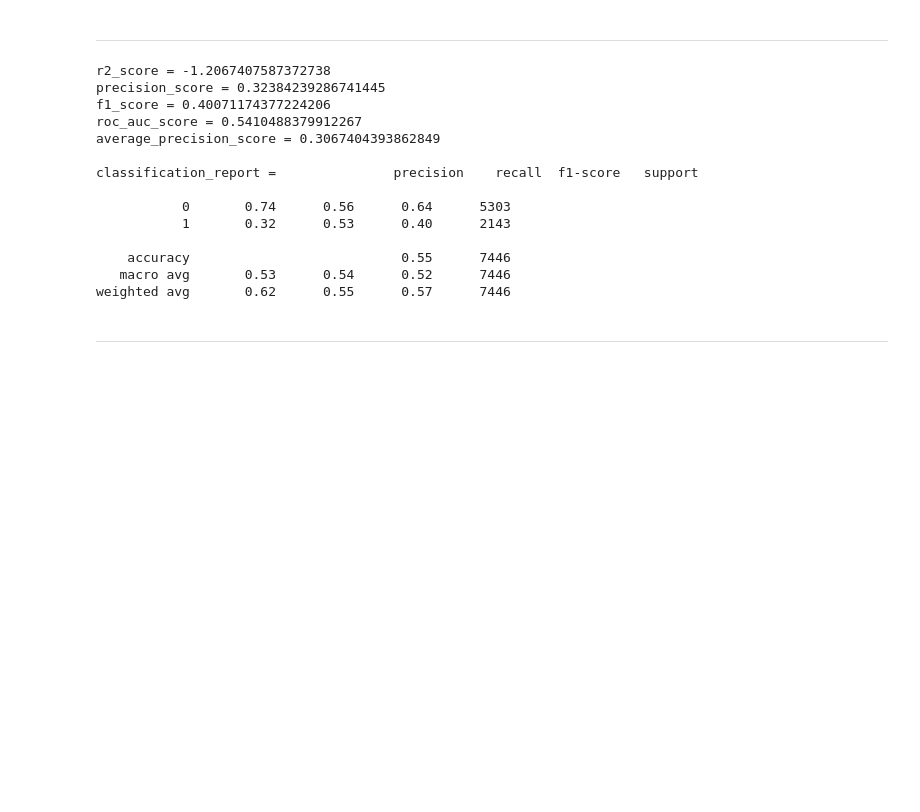
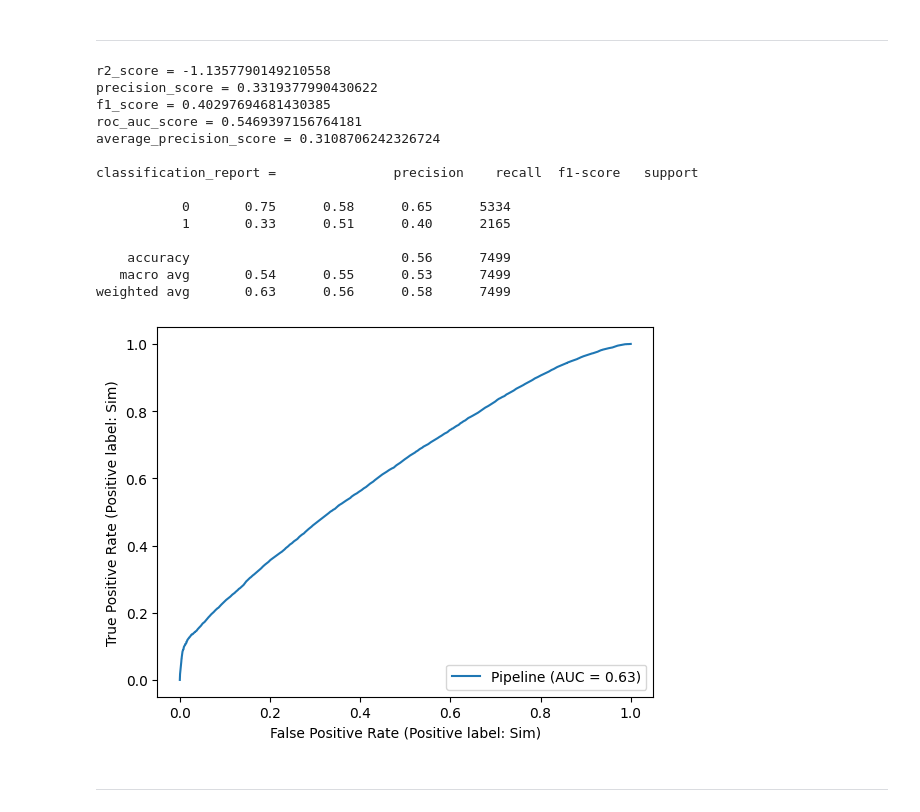
Before and after one commit to pehls/gp27_techchallenge_3, a Jupyter notebook: notebooks/003_gtrp_feature_importance.ipynb, the cells around one changed output. Cells and saved outputs as stored; diff of their text form; code cells hidden in the pictures; blank space fills up the shorter version.

```diff
--- a/notebooks/003_gtrp_feature_importance.ipynb
+++ b/notebooks/003_gtrp_feature_importance.ipynb
@@ -231,7 +214,10 @@ from sklearn.inspection import permutation_importance
 from sklearn.preprocessing import OneHotEncoder
 from imblearn.pipeline import Pipeline
 from imblearn.under_sampling import RandomUnderSampler
+from sklearn.model_selection import train_test_split
+from sklearn.ensemble import RandomForestClassifier
 import plotly.express as px
+import pandas as pd
 
 table_name = "fiap-tech-challenge-3.trusted_pnad.tb_f_covid_2020"
 query = """
@@ -246,17 +232,19 @@ query = """
         , teve_fadiga
         , teve_perda_cheiro
     from
-        fiap-tech-challenge-3.trusted_pnad.tb_f_covid_2020
+        df_spark
     where
         resultado_covid in ('Sim','Não')
     """
 df = spark.read\
     .format("bigquery")\
     .option("table", table_name)\
-    .option('sql', query)\
     .load()\
-    .toPandas()\
-    .dropna()
+    .createOrReplaceTempView('df_spark')
+
+df = spark\
+    .sql(query)\
+    .toPandas()
 
 _features = list(set(df.columns) - set(['resultado_covid']))
 
@@ -300,43 +288,44 @@ classification_report = {classification_report(_y_test, _y_pred)}
 RocCurveDisplay.from_estimator(pipeline, X, y)
 
 result = permutation_importance(
     pipeline, X_test, y_test, n_repeats=10, random_state=42, n_jobs=2
 )
 forest_importances = pd.DataFrame([result.importances_mean, X.columns], index=['importance','feature']).T
 
 
 fig = px.bar(
     forest_importances.sort_values('importance'),
     x='importance', y='feature', orientation='h'
 )
 fig.update_layout(
     yaxis=dict(
         showgrid=False,
         showline=False,
         showticklabels=True
     ),
     xaxis=dict(
         showgrid=False,
         showline=False,
         showticklabels=True
     )
 )
 fig.show()
 # %% [output]
-r2_score = -1.2067407587372738
-precision_score = 0.32384239286741445
-f1_score = 0.40071174377224206
-roc_auc_score = 0.5410488379912267
-average_precision_score = 0.3067404393862849
+r2_score = -1.1357790149210558
+precision_score = 0.3319377990430622
+f1_score = 0.40297694681430385
+roc_auc_score = 0.5469397156764181
+average_precision_score = 0.3108706242326724
 
 classification_report =               precision    recall  f1-score   support
 
-           0       0.74      0.56      0.64      5303
-           1       0.32      0.53      0.40      2143
+           0       0.75      0.58      0.65      5334
+           1       0.33      0.51      0.40      2165
 
-    accuracy                           0.55      7446
-   macro avg       0.53      0.54      0.52      7446
-weighted avg       0.62      0.55      0.57      7446
+    accuracy                           0.56      7499
+   macro avg       0.54      0.55      0.53      7499
+weighted avg       0.63      0.56      0.58      7499
+[figure, added]
 # %% [markdown]
 ---
 # %%
```
Also changed, not shown: parts of 6 cells of this notebook, 2 other files.
